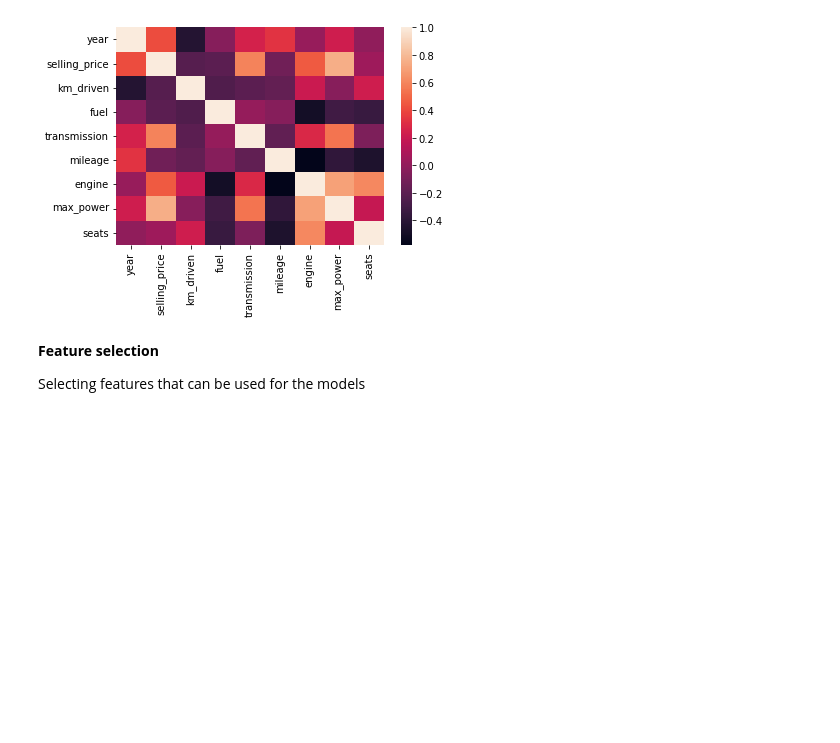
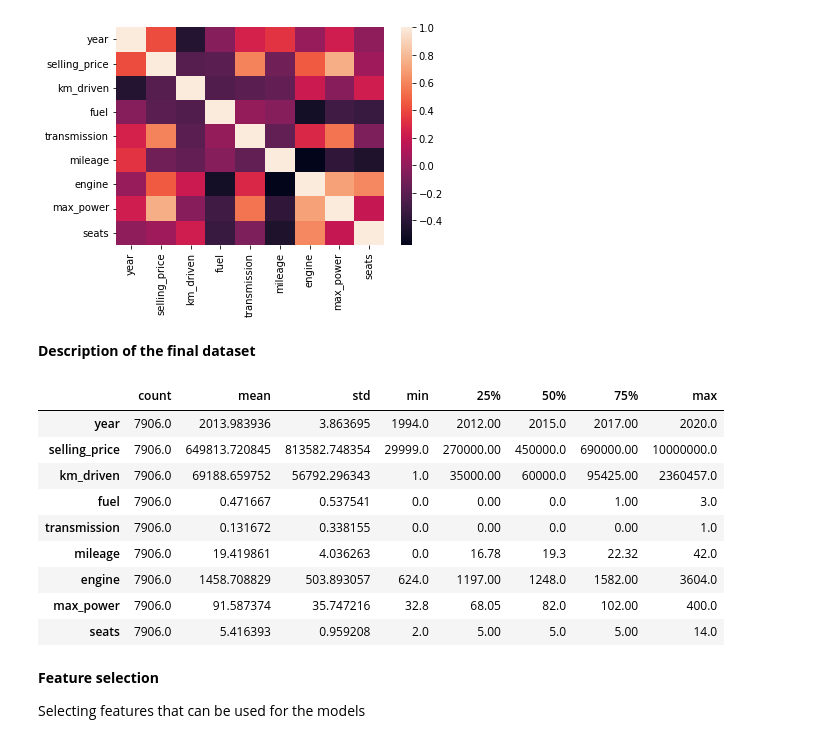
Before and after one commit to The-Kingsman/IT19152974_IT19160726_IT19150680_IT19146898, a Jupyter notebook: notebook.ipynb, the cells around one changed output. Saved outputs shown, nothing was run; the diff lists cells and outputs as text; code cells hidden in the pictures; blank space fills up the shorter version.

```diff
--- a/notebook.ipynb
+++ b/notebook.ipynb
@@ -253,6 +253,21 @@ sns.heatmap(df.corr(), xticklabels=df.corr().columns, yticklabels=df.corr().colu
 # %% [output]
 <AxesSubplot:>
 [figure]
+# %% [markdown]
+**Description of the final dataset**
+# %%
+df.describe().T
+# %% [output]
+|  | count | mean | std | min | 25% | 50% | 75% | max |
+| year | 7906.0 | 2013.983936 | 3.863695 | 1994.0 | 2012.00 | 2015.0 | 2017.00 | 2020.0 |
+| selling_price | 7906.0 | 649813.720845 | 813582.748354 | 29999.0 | 270000.00 | 450000.0 | 690000.00 | 10000000.0 |
+| km_driven | 7906.0 | 69188.659752 | 56792.296343 | 1.0 | 35000.00 | 60000.0 | 95425.00 | 2360457.0 |
+| fuel | 7906.0 | 0.471667 | 0.537541 | 0.0 | 0.00 | 0.0 | 1.00 | 3.0 |
+| transmission | 7906.0 | 0.131672 | 0.338155 | 0.0 | 0.00 | 0.0 | 0.00 | 1.0 |
+| mileage | 7906.0 | 19.419861 | 4.036263 | 0.0 | 16.78 | 19.3 | 22.32 | 42.0 |
+| engine | 7906.0 | 1458.708829 | 503.893057 | 624.0 | 1197.00 | 1248.0 | 1582.00 | 3604.0 |
+| max_power | 7906.0 | 91.587374 | 35.747216 | 32.8 | 68.05 | 82.0 | 102.00 | 400.0 |
+| seats | 7906.0 | 5.416393 | 0.959208 | 2.0 | 5.00 | 5.0 | 5.00 | 14.0 |
 # %% [markdown]
 **Feature selection**
 
```
